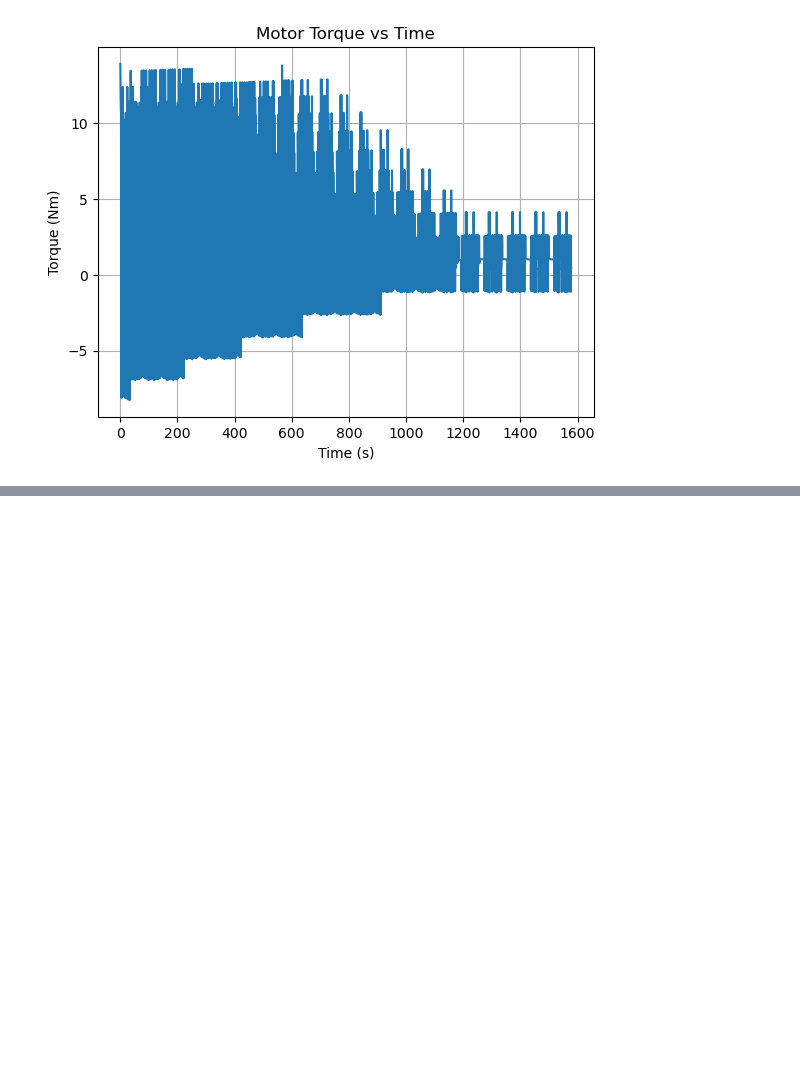
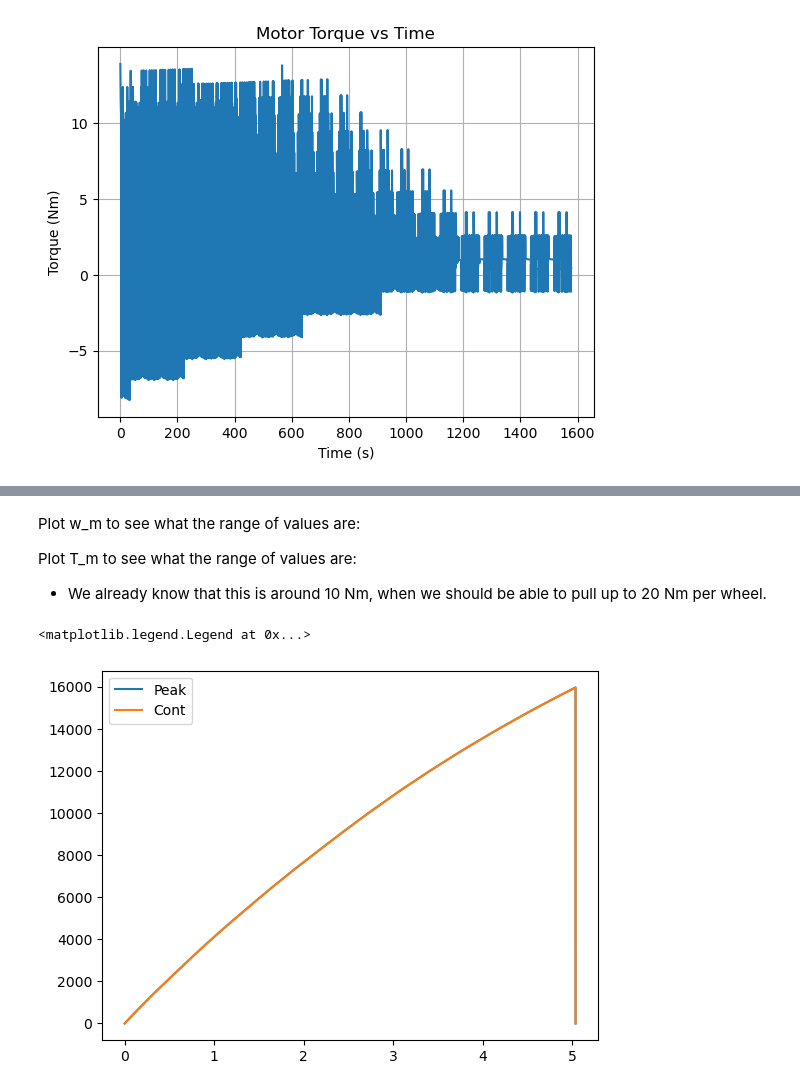
Before and after one commit to UBCFormulaElectric/LapSim, a Jupyter notebook: plot_results.ipynb, the cells around one changed output, grey strips where cells are left out. Drawn from its saved outputs; the diff is of its cells as text; code cells hidden in the pictures; blank space fills up the shorter version.

```diff
--- a/plot_results.ipynb
+++ b/plot_results.ipynb
@@ -21,0 +60,12 @@ plt.show()
+# %% [markdown]
+Plot w_m to see what the range of values are:
+
+Plot T_m to see what the range of values are:
+* We already know that this is around 10 Nm, when we should be able to pull up to 20 Nm per wheel.
+# %%
+plt.plot(peak_df.loc[:,'t0'], peak_df.loc[:,'w_m'], label="Peak")
+plt.plot(cont_df.loc[:,'t0'], cont_df.loc[:,'w_m'], label="Cont")
+plt.legend()
+# %% [output]
+<matplotlib.legend.Legend at 0x...>
+[figure, added]
```
Also changed, not shown: parts of 5 cells of this notebook, 33 other files.
